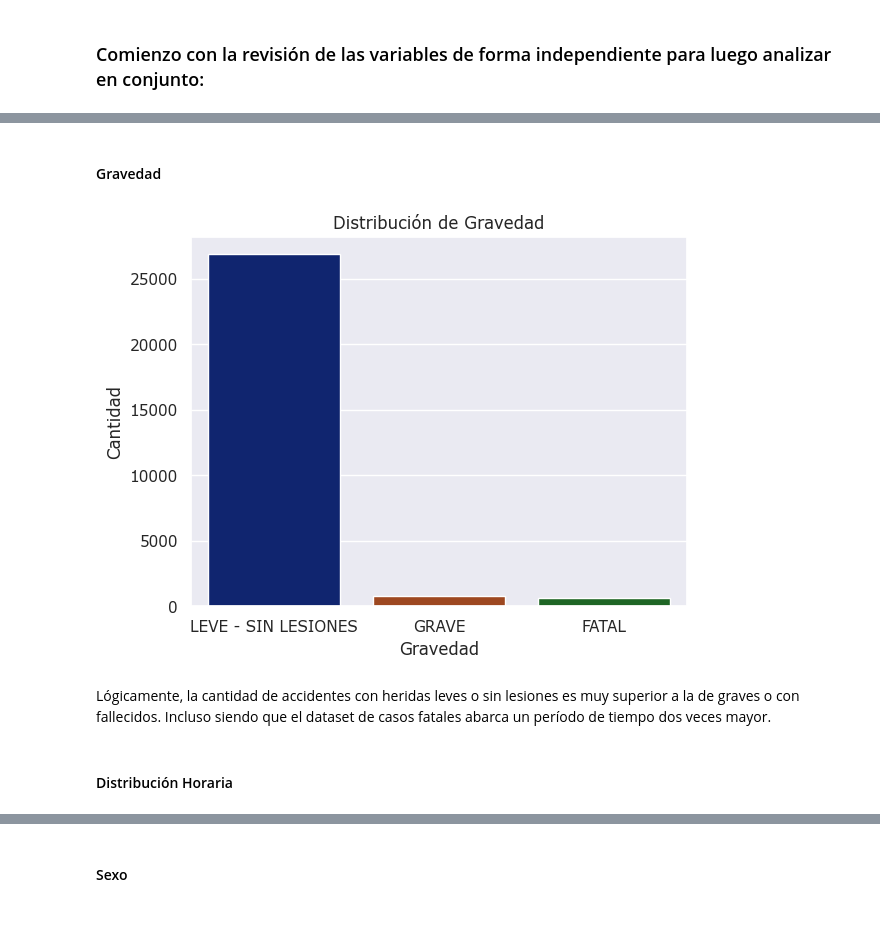
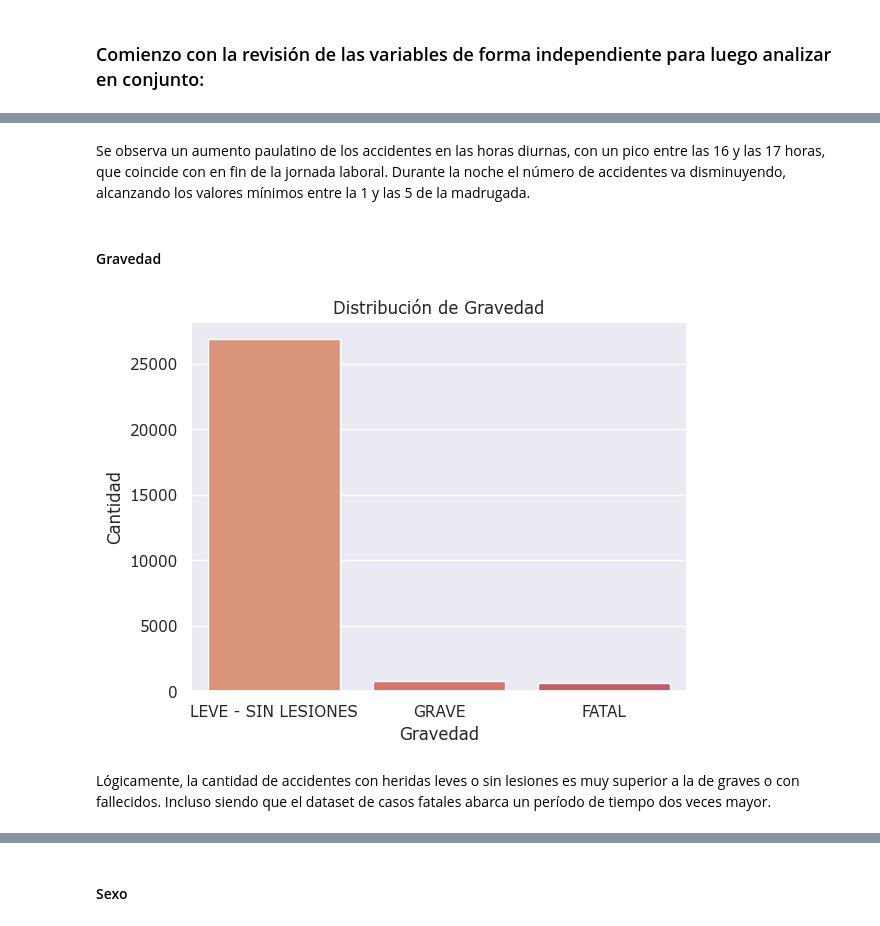
Before and after one commit to chelo1003/Henry_PI2_Accidentes, a Jupyter notebook: EDA/3_EDA_analisis.ipynb, the cells around one changed output, grey strips where cells are left out. Drawn from its saved outputs; the diff is of its cells as text; code cells hidden in the pictures.

```diff
--- a/EDA/3_EDA_analisis.ipynb
+++ b/EDA/3_EDA_analisis.ipynb
@@ -19,0 +24,8 @@ df_accidentes.head()
+# %%
+plt.figure(figsize=(12,6))
+sns.set_theme(style="darkgrid",palette='crest',font="Verdana",font_scale=1)
+sns.barplot(x=franja_hora.index, y=franja_hora)
+plt.title('Distribución Horaria de Accidentes')
+plt.xlabel('Franja Horaria')
+plt.ylabel("Cantidad")
+plt.show()
@@ -20,15 +34,17 @@ df_accidentes.head()
+# %% [markdown]
+Se observa un aumento paulatino de los accidentes en las horas diurnas, con un pico entre las 16 y las 17 horas, que coincide con en fin de la jornada laboral. Durante la noche el número de accidentes va disminuyendo, alcanzando los valores mínimos entre la 1 y las 5 de la madrugada.
 # %% [markdown]
 #### Gravedad
+# %%
+gravedad = df_accidentes["gravedad"].value_counts()
 # %%
-sns.set_theme(style="darkgrid",palette='dark',font="Verdana",font_scale=1)
-sns.barplot(x=df_accidentes["gravedad"].value_counts().index,y=df_accidentes["gravedad"].value_counts(), hue=df_accidentes["gravedad"].value_counts().index)
+sns.set_theme(style="darkgrid",palette='flare',font="Verdana",font_scale=1)
+sns.barplot(x=gravedad.index, y=gravedad, hue=gravedad.index)
 plt.title('Distribución de Gravedad')
 plt.xlabel('Gravedad')
 plt.ylabel("Cantidad")
 plt.show()
 # %% [output]
-[figure, old version]
+[figure, new version]
 # %% [markdown]
 Lógicamente, la cantidad de accidentes con heridas leves o sin lesiones es muy superior a la de graves o con fallecidos. Incluso siendo que el dataset de casos fatales abarca un período de tiempo dos veces mayor.
-# %% [markdown]
-#### Distribución Horaria
```
Also changed, not shown: parts of 26 cells of this notebook, 1 other file.
